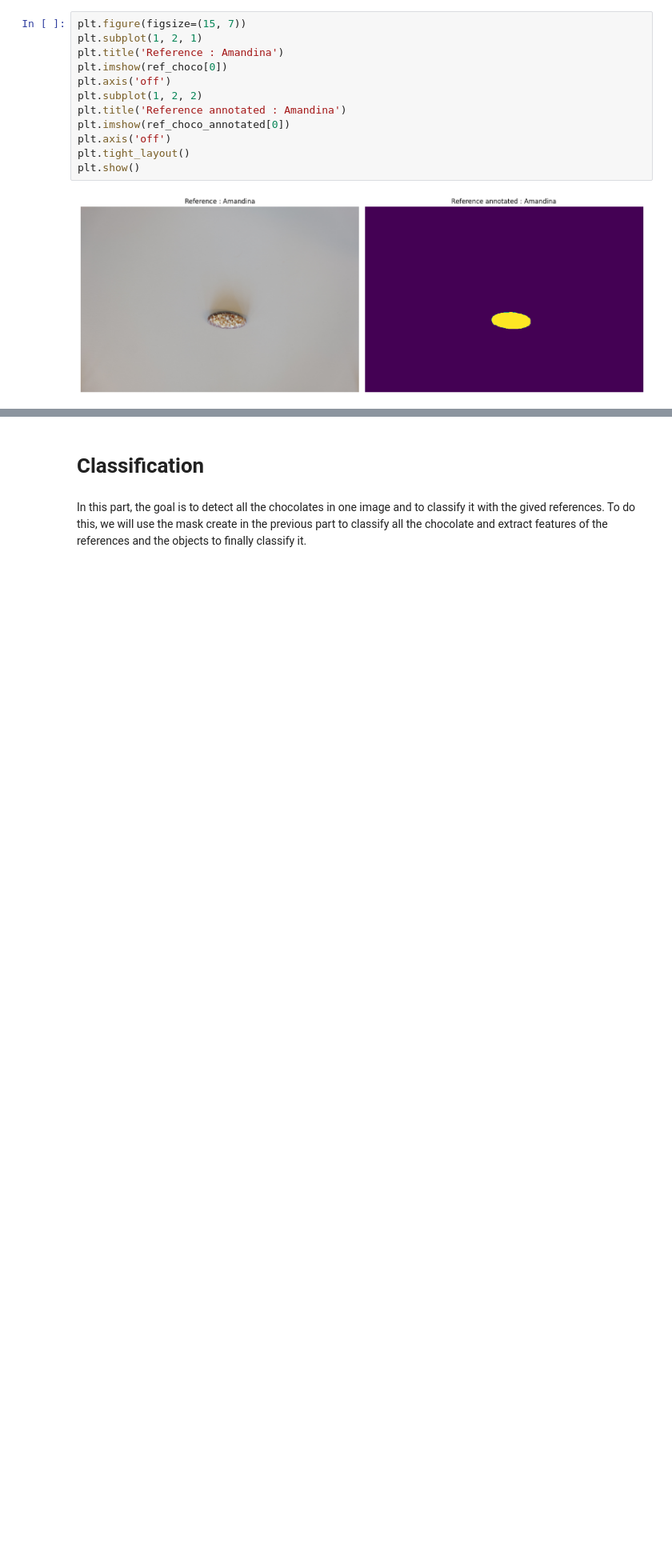
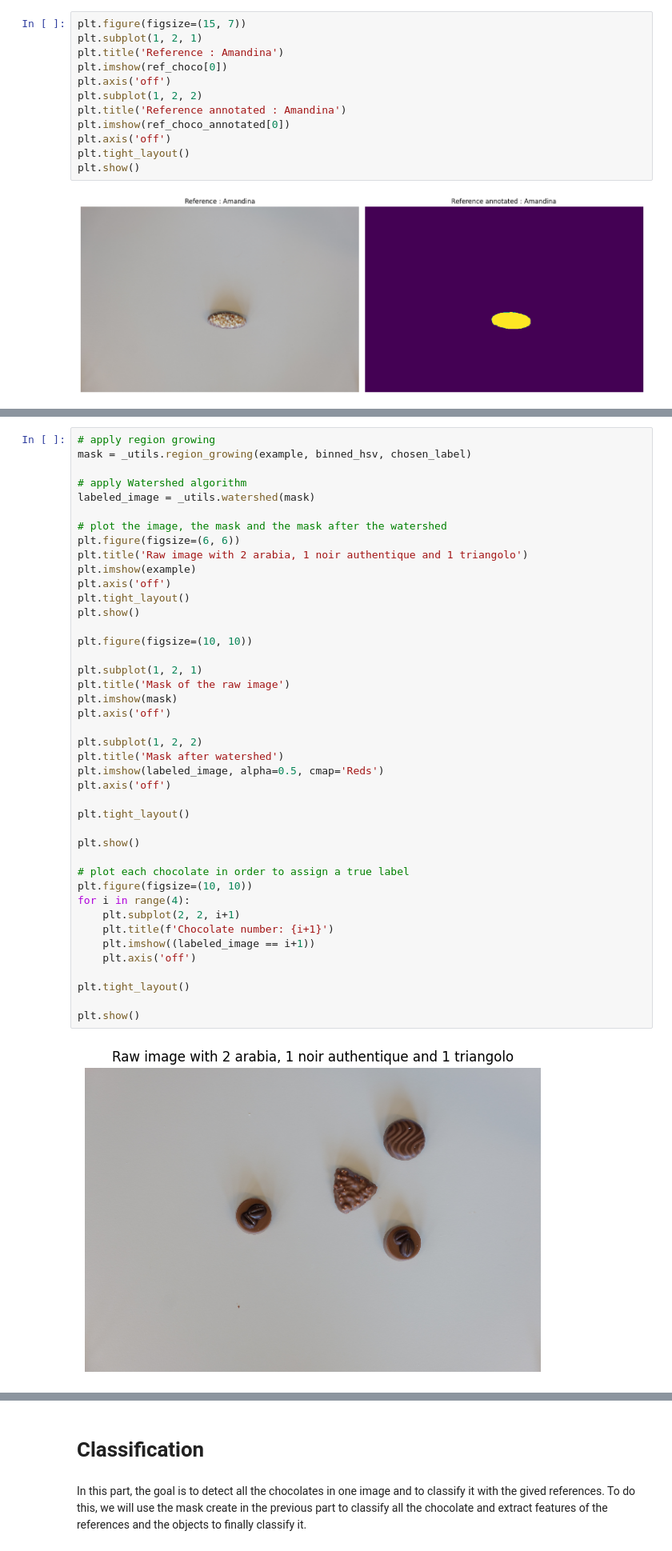
Before and after one commit to bastienchesaux/iapr_group8, a Jupyter notebook: project/clean_code_mika.ipynb, the cells around one changed output, grey strips where cells are left out. Shown at 80% size. Cells and saved outputs as stored; diff of their text form; blank space fills up the shorter version.

```diff
--- a/project/clean_code_mika.ipynb
+++ b/project/clean_code_mika.ipynb
@@ -79,0 +108,44 @@ An exemple of a reference and its binary image. We compute by hand the contour t
+# %%
+# apply region growing
+mask = _utils.region_growing(example, binned_hsv, chosen_label)
+
+# apply Watershed algorithm
+labeled_image = _utils.watershed(mask)
+
+# plot the image, the mask and the mask after the watershed
+plt.figure(figsize=(6, 6))
+plt.title('Raw image with 2 arabia, 1 noir authentique and 1 triangolo')
+plt.imshow(example)
+plt.axis('off')
+plt.tight_layout()
+plt.show()
+
+plt.figure(figsize=(10, 10))
+
+plt.subplot(1, 2, 1)
+plt.title('Mask of the raw image')
+plt.imshow(mask)
+plt.axis('off')
+
+plt.subplot(1, 2, 2)
+plt.title('Mask after watershed')
+plt.imshow(labeled_image, alpha=0.5, cmap='Reds')
+plt.axis('off')
+
+plt.tight_layout()
+
+plt.show()
+
+# plot each chocolate in order to assign a true label
+plt.figure(figsize=(10, 10))
+for i in range(4):
+    plt.subplot(2, 2, i+1)
+    plt.title(f'Chocolate number: {i+1}')
+    plt.imshow((labeled_image == i+1))
+    plt.axis('off')
+
+plt.tight_layout()
+
+plt.show()
+# %% [output]
+[figure, added]
```
Also changed, not shown: parts of 22 cells of this notebook.
